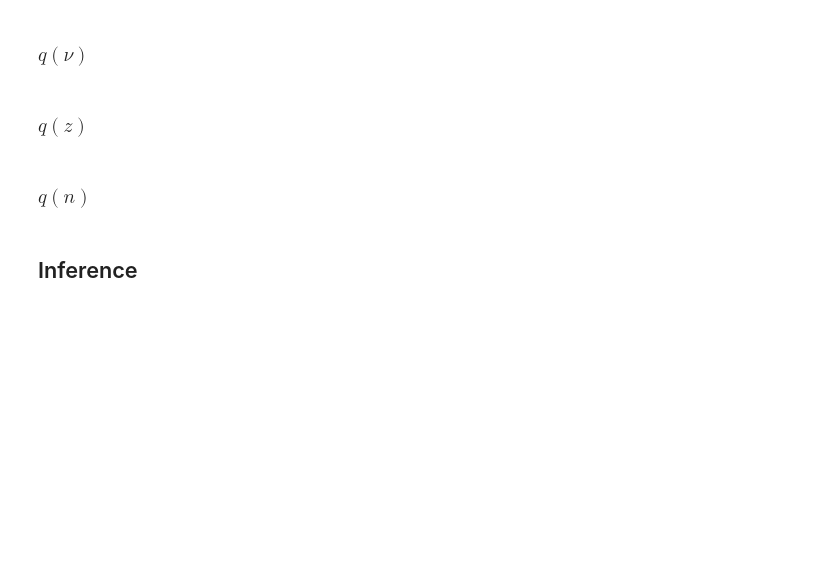
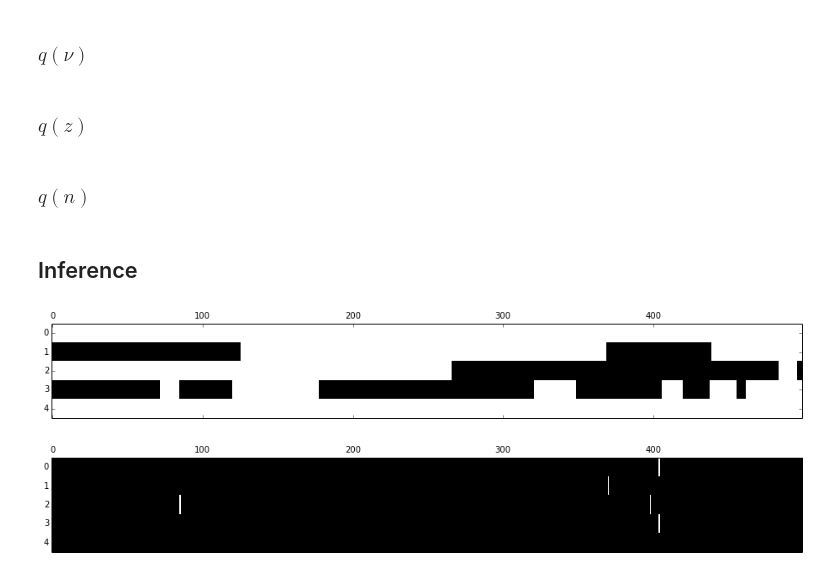
Before and after one commit to pearsonlab/spiketopics, a Jupyter notebook: model1_scratch.ipynb, the cells around one changed output. Drawn from its saved outputs; the diff is of its cells as text; code cells hidden in the pictures; blank space fills up the shorter version.

Commit message:
more formula corrections; code seems functional
not entirely sure updates correct; seems to be capturing high firing
rate, but not enough consistency in transition matrix

```diff
--- a/model1_scratch.ipynb
+++ b/model1_scratch.ipynb
@@ -132,13 +133,8 @@ def update(pars):
     pi_mat = np.exp(log_pi)
     pi_mat = pi_mat / np.sum(pi_mat, 0)
 
-    # these pieces come from the lambda terms
-    X1 = (digamma(cmat) - np.log(dmat))[:, np.newaxis, :]
-    X2 = np.sum(cmat / dmat, 1)[:, np.newaxis]
-    M = np.sum(N * pi_mat * X1, 2) - X2
-
-    # these pieces come from the transition probabilities
-    A = digamma(np.array([delta_mat, gamma_mat])) - digamma(gamma_mat + delta_mat)
+    # prefactor: probability of n = 0
+    log_pf = np.sum(N * np.log(1 - pi_mat), 2).T
 
     # create versions of xi one timestep ahead and one behind
     xi_prev = np.roll(xi_mat, 1)
@@ -148,13 +144,19 @@ def update(pars):
     xi_prev[0, :] = zeta
     xi_next[-1, :] = zeta
 
-    # calculate transition piece
-    Aterms = ((xi_next + xi_prev) * (A[0, 0] - A[0, 1] - A[1, 0] + A[1, 1]) -
-              2 * A[0, 0] + A[1, 0] + A[0, 1])
+    # update rule
+    lam_terms = -np.sum(digamma(cmat) - np.log(dmat), 1)[np.newaxis, :]
+    nu_terms = (xi_prev + xi_next) * (digamma(gamma_mat[1, :]) -
+                                      digamma(delta_mat[1, :]) -
+                                      digamma(gamma_mat[0, :]) +
+                                      digamma(delta_mat[0, :]))
+    cons_terms = ( digamma(gamma_mat[0, :]) -
+                  2 * digamma(delta_mat[0, :]) +
+                  digamma(delta_mat[1, :]) )[np.newaxis, :]
+    logit_xi = np.exp(log_pf) * (lam_terms + nu_terms + cons_terms)
+    xi_mat = logistic(logit_xi)
 
-    # update rule
-    logit_xi = M.T + Aterms
-    xi_mat = logistic(logit_xi)
+    # nu updates
     gamma_mat = np.sum(xi_mat * np.array([1 - xi_prev, xi_prev]), 1) + alpha_mat
     delta_mat = np.sum((1 - xi_mat) * np.array([1 - xi_prev, xi_prev]), 1) + beta_mat
 
@@ -164,3 +166,10 @@ pars = update(pars0)
 # %%
 for ind in xrange(10):
     pars = update(pars)
+# %%
+Trng = (500, 1000)
+plt.matshow(chain[:, slice(*Trng)], aspect='auto', cmap=cm.gray);
+plt.matshow(pars[4].T[:, slice(*Trng)], aspect='auto', cmap=cm.gray);
+# %% [output]
+[figure, added]
+[figure, added]
```
Also changed, not shown: parts of 2 cells of this notebook, 1 other file.
